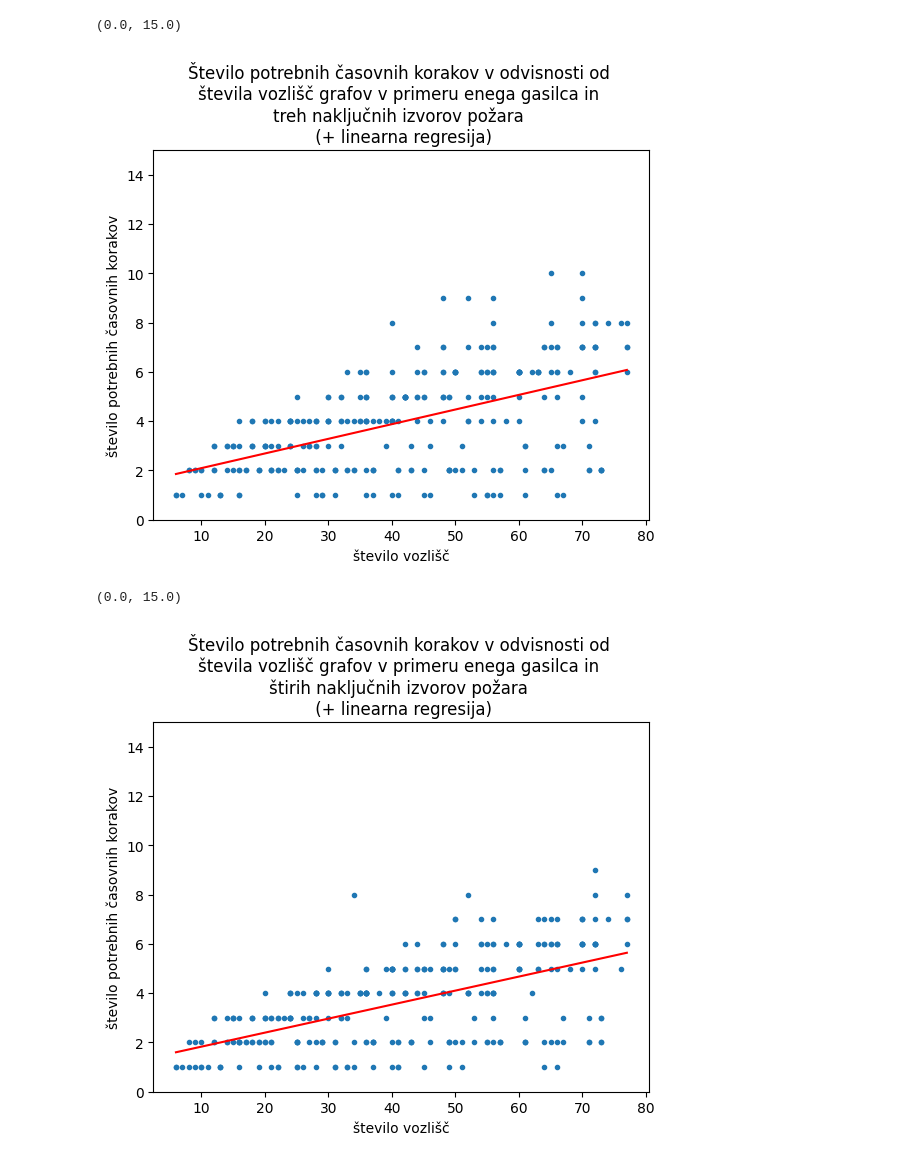
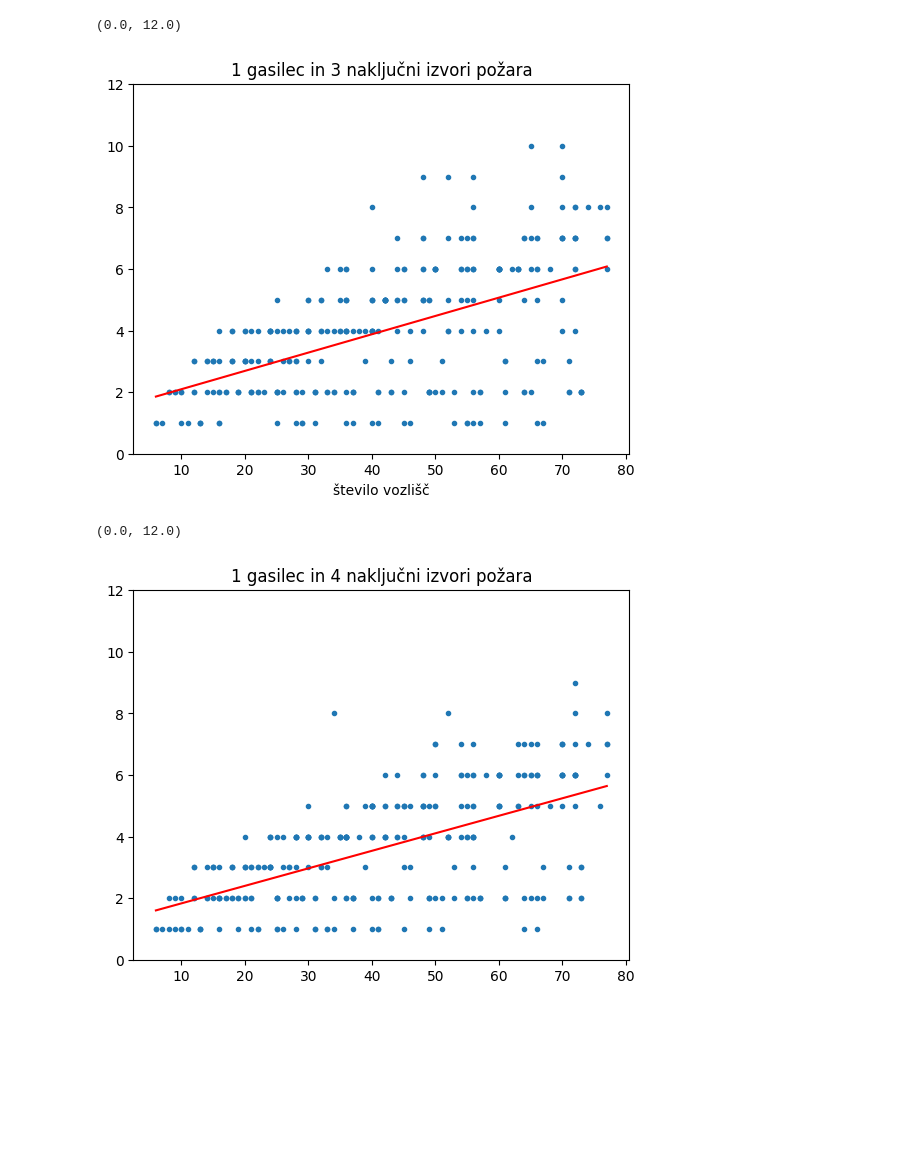
Before and after one commit to karolina-sa/Projekt-The-firefighter-problem, a Jupyter notebook: vizualizacija.ipynb, the cells around one changed output. Drawn from its saved outputs; the diff is of its cells as text; code cells hidden in the pictures; blank space fills up the shorter version.

```diff
--- a/vizualizacija.ipynb
+++ b/vizualizacija.ipynb
@@ -55,24 +55,23 @@ plot_1_2.set_ylim(0,15)
 # %%
 X = tabela_1_3.iloc[:, 0].values.reshape(-1, 1)  # iloc[:, 1] is the column of X
 Y = tabela_1_3.iloc[:, 1].values.reshape(-1, 1)  # df.iloc[:, 4] is the column of Y
 linear_regressor = LinearRegression()
 linear_regressor.fit(X, Y)
 Y_pred = linear_regressor.predict(X)
 
 plot_1_3 = tabela_1_3.plot(x = 'n',
                            y = 'c1',
                            style=['.', 'rx'],
                            legend=False,
-                           title='Število potrebnih časovnih korakov v odvisnosti od \nštevila vozlišč grafov v primeru enega gasilca in \ntreh naključnih izvorov požara \n (+ linearna regresija)')
+                           title= "1 gasilec in 3 naključni izvori požara")
 plot_1_3.plot(X,
               Y_pred,
               color = 'red')
 plot_1_3.set_xlabel("število vozlišč")
-plot_1_3.set_ylabel("število potrebnih časovnih korakov")
-plot_1_3.set_ylim(0,15)
+plot_1_3.set_ylim(0,12)
 # %% [output]
-(0.0, 15.0)
+(0.0, 12.0)
-[figure, old version]
+[figure, new version]
 # %%
 X = tabela_1_4.iloc[:, 0].values.reshape(-1, 1)  # iloc[:, 1] is the column of X
 Y = tabela_1_4.iloc[:, 1].values.reshape(-1, 1)  # df.iloc[:, 4] is the column of Y
@@ -84,16 +83,15 @@ plot_1_4 = tabela_1_4.plot(x = 'n',
                            y = 'c1',
                            style=['.', 'rx'],
                            legend=False,
-                           title='Število potrebnih časovnih korakov v odvisnosti od \nštevila vozlišč grafov v primeru enega gasilca in \nštirih naključnih izvorov požara \n (+ linearna regresija)')
+                           title="1 gasilec in 4 naključni izvori požara")
 plot_1_4.plot(X,
               Y_pred,
               color = 'red')
-plot_1_4.set_xlabel("število vozlišč")
-plot_1_4.set_ylabel("število potrebnih časovnih korakov")
-plot_1_4.set_ylim(0,15)
+plot_1_4.set_xlabel(" ")
+plot_1_4.set_ylim(0,12)
 # %% [output]
-(0.0, 15.0)
+(0.0, 12.0)
-[figure, old version]
+[figure, new version]
 # %%
 X = tabela_2_2.iloc[:, 0].values.reshape(-1, 1)  # iloc[:, 1] is the column of X
 Y = tabela_2_2.iloc[:, 1].values.reshape(-1, 1)  # df.iloc[:, 4] is the column of Y
```
Also changed, not shown: parts of 4 cells of this notebook, 15 other files.
